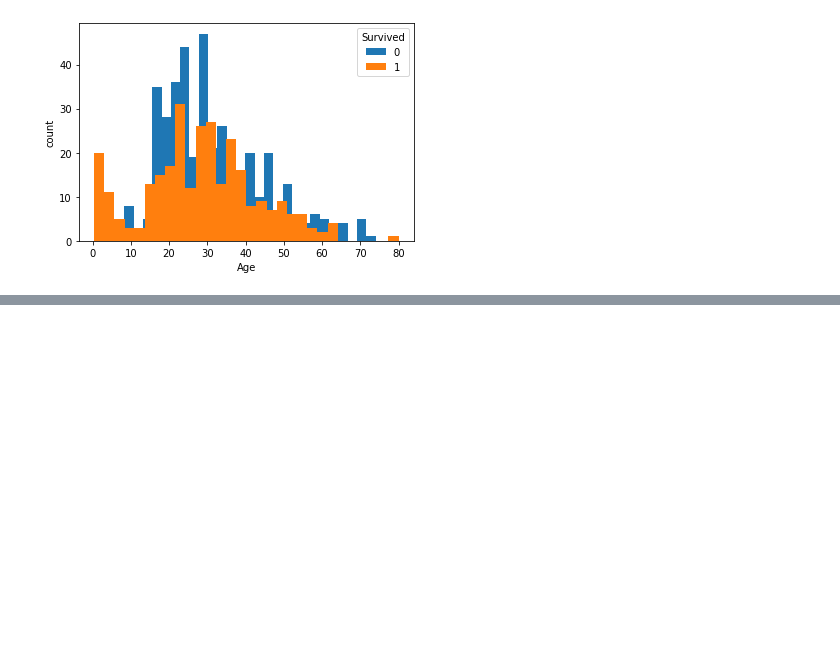
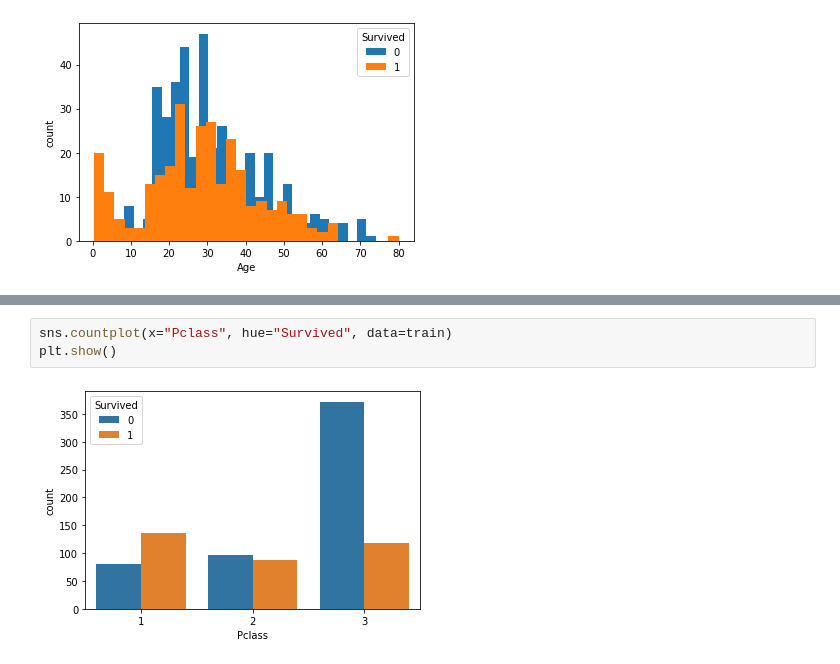
Before and after one commit to kitakou0313/titanic, a Jupyter notebook: ch2/ch2_3.ipynb, the cells around one changed output, grey strips where cells are left out. Drawn from its saved outputs; the diff is of its cells as text; blank space fills up the shorter version.

```diff
--- a/ch2/ch2_3.ipynb
+++ b/ch2/ch2_3.ipynb
@@ -20,0 +45,5 @@ plt.show()
+# %%
+sns.countplot(x="Pclass", hue="Survived", data=train)
+plt.show()
+# %% [output]
+[figure, added]
```
Also changed, not shown: parts of 7 cells of this notebook.
